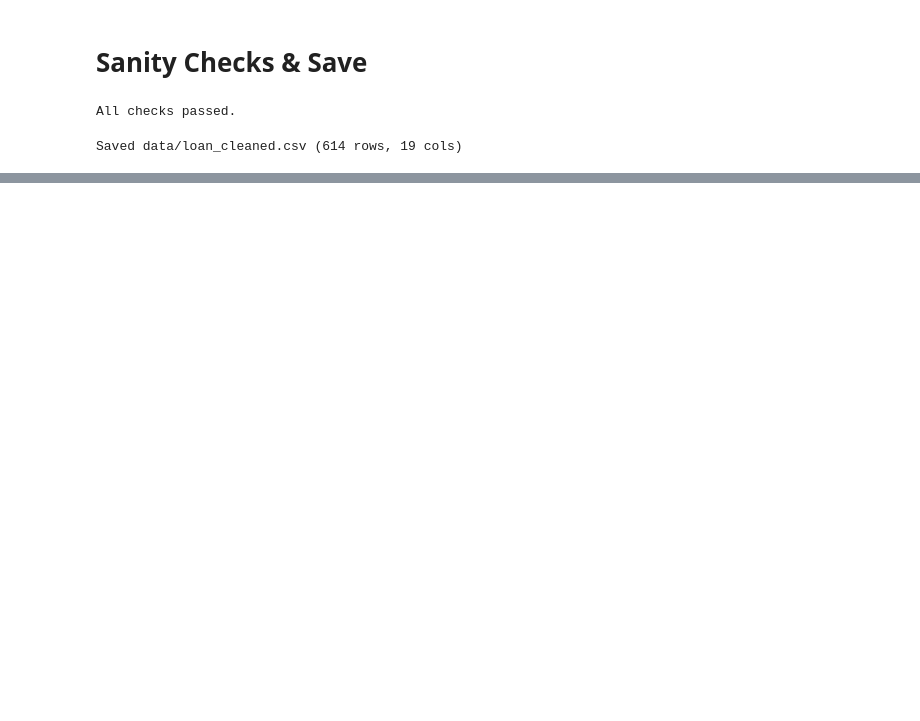
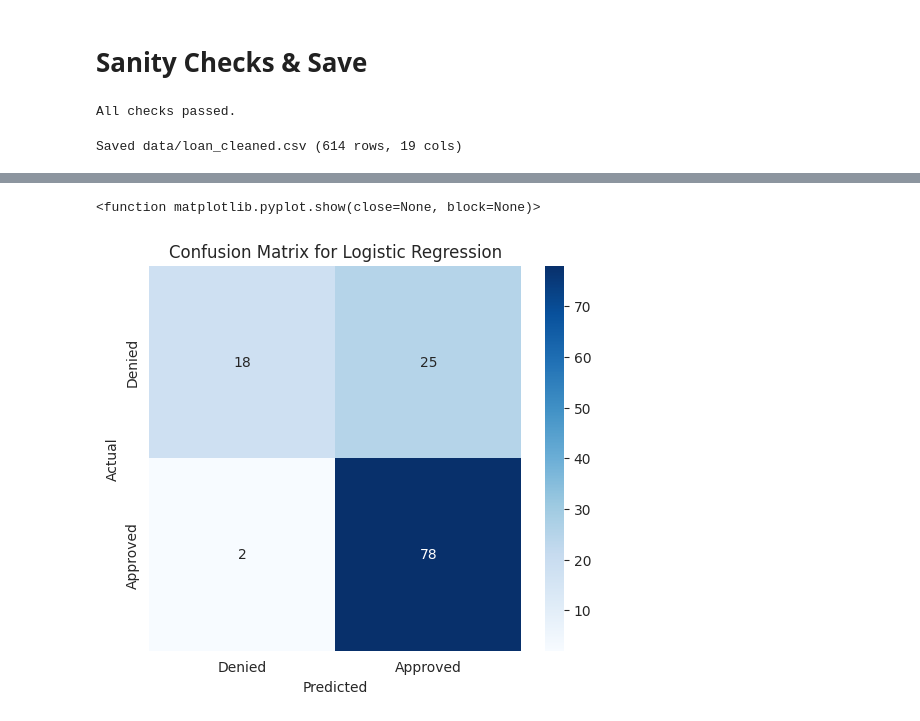
Before and after one commit to polokocodes/Data-Science---ML-Projects, a Jupyter notebook: EDA_Loan_prediction.ipynb, the cells around one changed output, grey strips where cells are left out. Saved outputs shown, nothing was run; the diff lists cells and outputs as text; code cells hidden in the pictures; blank space fills up the shorter version.

```diff
--- a/EDA_Loan_prediction.ipynb
+++ b/EDA_Loan_prediction.ipynb
@@ -403,0 +456,22 @@ loan_cleaned_data.head()
+# %%
+# first we start with splitting and standardizing the data
+X = loan_cleaned_data.drop('Loan_Status', axis=1)
+y = loan_cleaned_data['Loan_Status']
+
+X_train, X_test, y_train, y_test = train_test_split(X, y, test_size=0.2, random_state=42)
+
+scaler = StandardScaler()
+X_train_scaled = scaler.fit_transform(X_train)
+X_test_scaled = scaler.transform(X_test)
+# %%
+#Train the Model: Logistic regression
+logmodel = LogisticRegression()
+logmodel.fit(X_train_scaled, y_train)
+log_predictions = logmodel.predict(X_test_scaled)
+
+#Model Evaluation
+log_reg_accuracy = accuracy_score(y_test,log_predictions)
+log_class_report = classification_report(y_test, log_predictions)
+
+print(log_class_report)
+print(f"1. Logistic Regression Validation Accuracy (Baseline): {log_reg_accuracy *100}%")
@@ -403,0 +489,13 @@ loan_cleaned_data.head()
+# %%
+cm = confusion_matrix(y_test, logmodel.predict(X_test_scaled))
+plt.figure(figsize=(6, 5))
+sns.heatmap(cm, annot=True, fmt='d', cmap='Blues',
+            xticklabels=['Denied', 'Approved'],
+            yticklabels=['Denied', 'Approved'])
+plt.xlabel('Predicted')
+plt.ylabel('Actual')
+plt.title('Confusion Matrix for Logistic Regression')
+plt.show
+# %% [output]
+<function matplotlib.pyplot.show(close=None, block=None)>
+[figure, added]
```
Also changed, not shown: parts of 6 cells of this notebook.
